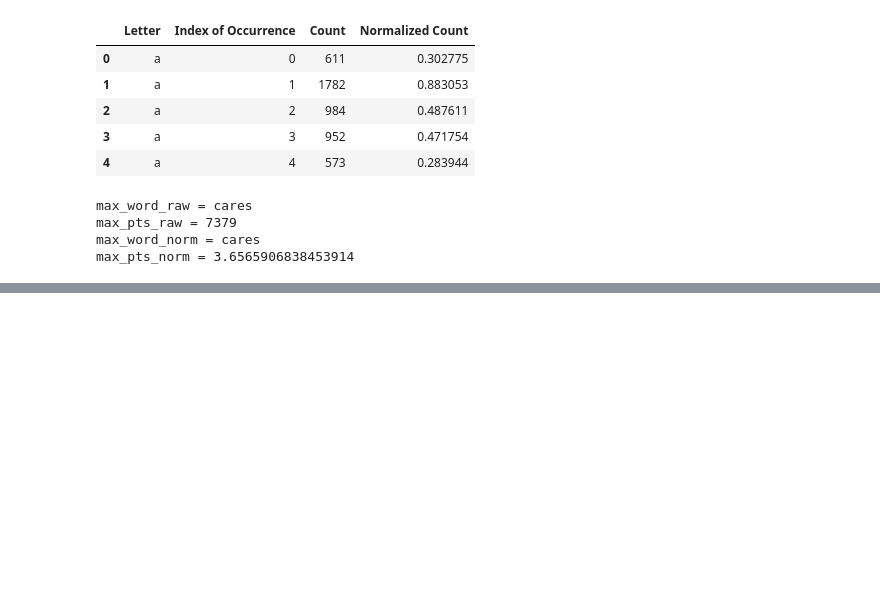
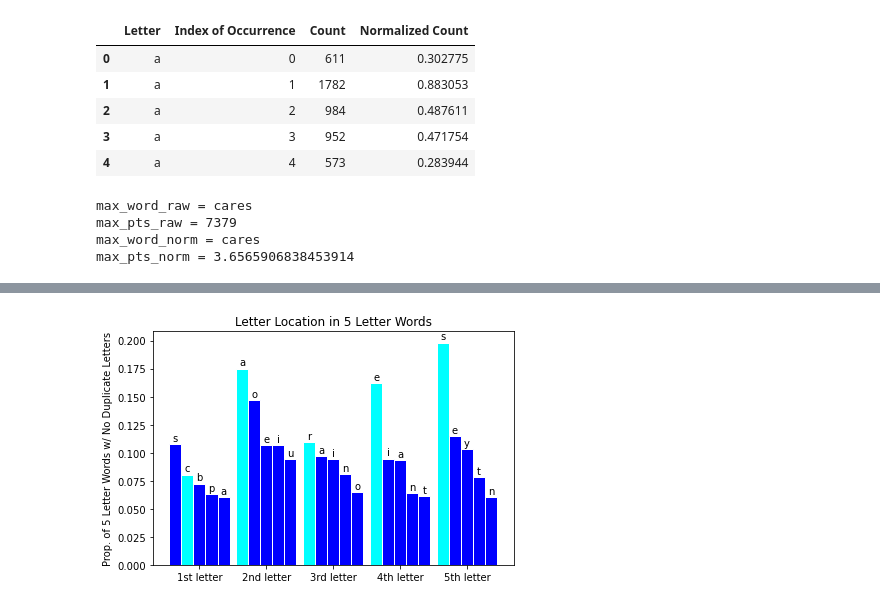
Before and after one commit to chadniedert/Wordle-Best-First-Word, a Jupyter notebook: best_first_word.ipynb, the cells around one changed output, grey strips where cells are left out. Drawn from its saved outputs; the diff is of its cells as text; code cells hidden in the pictures; blank space fills up the shorter version.

```diff
--- a/best_first_word.ipynb
+++ b/best_first_word.ipynb
@@ -144,0 +166,39 @@ index4_top5
+# %%
+labels = ['1st letter', '2nd letter', '3rd letter', '4th letter', '5th letter']
+first = [0.107441, 0.175170, 0.109604, 0.161801, 0.198368]
+first_labels = ['s', 'a', 'r', 'e', 's']
+second = [0.080409, 0.146958, 0.096727, 0.094859, 0.115207]
+second_labels = ['c', 'o', 'a', 'i', 'e']
+third = [0.072447, 0.106753, 0.093974, 0.093581, 0.102919]
+third_labels = ['b', 'e', 'i', 'a', 'y']
+fourth = [0.063108, 0.106655, 0.081097, 0.063895, 0.078345]
+fourth_labels = ['p', 'i', 'n', 'n', 't']
+fifth = [0.060061, 0.094466, 0.065173, 0.061142, 0.060552]
+fifth_labels = ['a', 'u', 'o', 't', 'n']
+
+x = np.arange(len(labels))  # the label locations
+width = 0.18 # the width of the bars
+
+fig, ax = plt.subplots()
+rects1 = ax.bar(x - 2 * width, first, width, color = ['blue', 'cyan', 'cyan', 'cyan', 'cyan'], edgecolor = 'white')
+rects2 = ax.bar(x - width, second, width, color = ['cyan', 'blue', 'blue', 'blue', 'blue'], edgecolor = 'white')
+rects3 = ax.bar(x, third, width, color = ['blue', 'blue', 'blue', 'blue', 'blue'], edgecolor = 'white')
+rects4 = ax.bar(x + width, fourth, width, color = ['blue', 'blue', 'blue', 'blue', 'blue'], edgecolor = 'white')
+rects5 = ax.bar(x + 2 * width, fifth, width, color = ['blue', 'blue', 'blue', 'blue', 'blue'], edgecolor = 'white')
+
+
+ax.set_ylabel('Prop. of 5 Letter Words w/ No Duplicate Letters')
+ax.set_title('Letter Location in 5 Letter Words')
+ax.set_xticks(x, labels)
+
+ax.bar_label(rects1, labels = first_labels, padding = 1)
+ax.bar_label(rects2, labels = second_labels, padding = 1)
+ax.bar_label(rects3, labels = third_labels, padding = 1)
+ax.bar_label(rects4, labels = fourth_labels, padding = 1)
+ax.bar_label(rects5, labels = fifth_labels, padding = 1)
+
+fig.tight_layout()
+
+plt.show()
+# %% [output]
+[figure, added]
```
Also changed, not shown: parts of 7 cells of this notebook.
